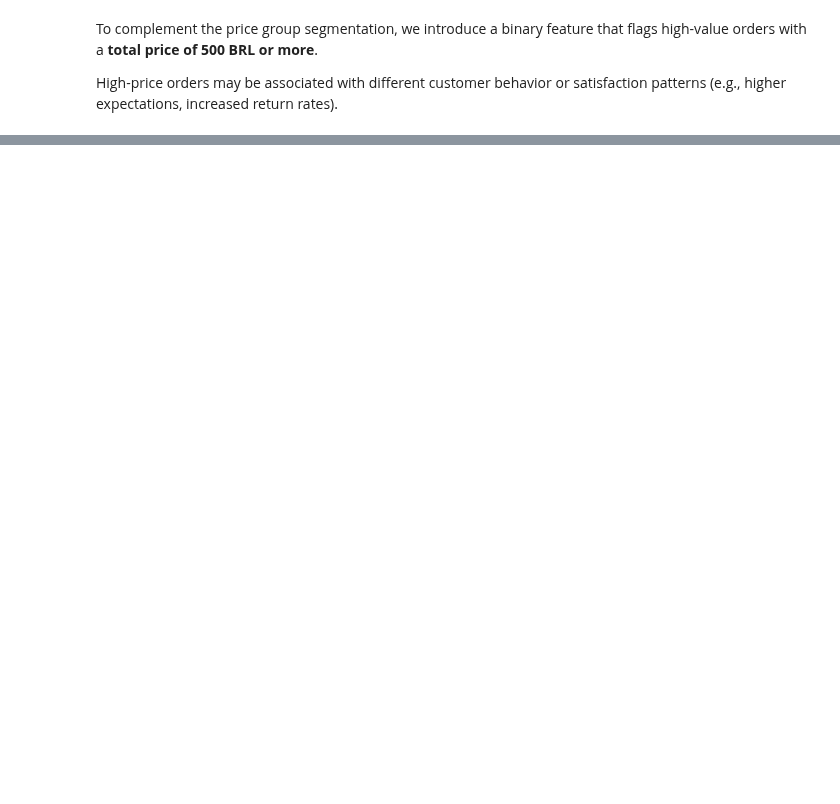
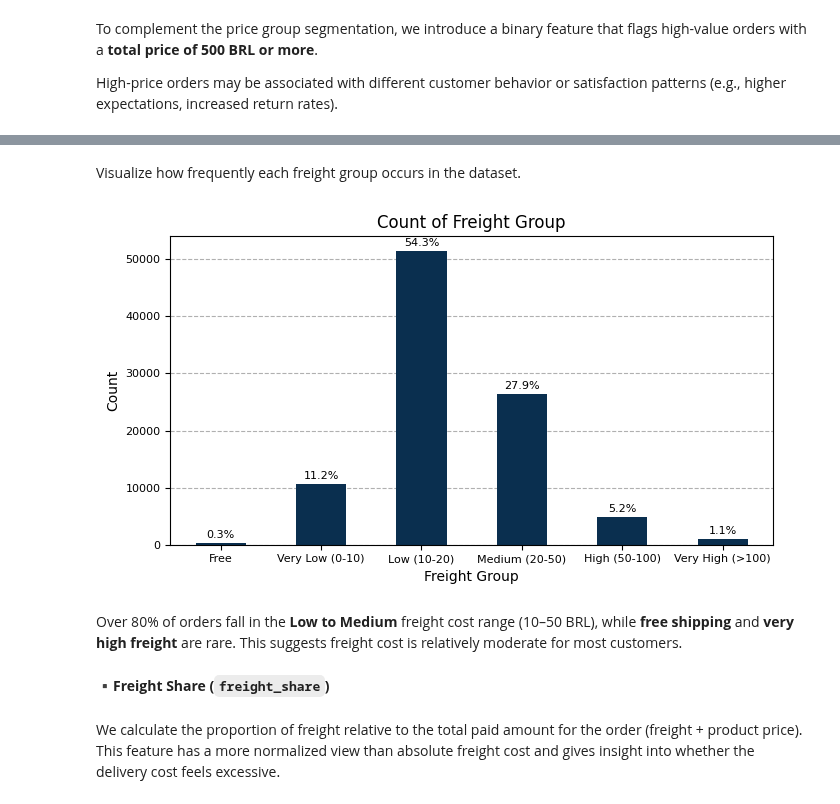
Before and after one commit to OlesyaEvseeva/customer-satisfaction-ecommerce, a Jupyter notebook: notebooks/02_data_integration_preprocessing.ipynb, the cells around one changed output, grey strips where cells are left out. Saved outputs shown, nothing was run; the diff lists cells and outputs as text; code cells hidden in the pictures; blank space fills up the shorter version.

```diff
--- a/notebooks/02_data_integration_preprocessing.ipynb
+++ b/notebooks/02_data_integration_preprocessing.ipynb
@@ -999,0 +1077,3 @@ df_orders["price_over_500"] = (df_orders["total_price"] >= 500).astype(int)
+# %%
+# Flag orders with 0 BRL freight (possibly free shipping)
+df_orders["free_shipping"] = (df_orders["total_freight"] == 0).astype(int)
@@ -999,0 +1084,34 @@ df_orders["price_over_500"] = (df_orders["total_price"] >= 500).astype(int)
+# %%
+# Create binned freight ranges (absolute freight cost in BRL)
+freight_bins = [-0.01, 0, 10, 20, 50, 100, np.inf]
+freight_labels = [
+    "Free",
+    "Very Low (0-10)",
+    "Low (10-20)",
+    "Medium (20-50)",
+    "High (50-100)",
+    "Very High (>100)",
+]
+
+# Assign freight cost to bin
+df_orders["freight_group"] = pd.cut(
+    df_orders["total_freight"], bins=freight_bins, labels=freight_labels
+)
+
+# Ensure categorical order for correct sorting
+df_orders["freight_group"] = pd.Categorical(
+    df_orders["freight_group"], categories=freight_labels, ordered=True
+)
+# %% [markdown]
+Visualize how frequently each freight group occurs in the dataset.
+# %%
+# Plot distribution of freight groups
+u.plot_value_counts(df_orders, "freight_group", sort="index", figsize=(7,4))
+# %% [output]
+[figure, added]
+# %% [markdown]
+Over 80% of orders fall in the **Low to Medium** freight cost range (10–50 BRL), while **free shipping** and **very high freight** are rare. This suggests freight cost is relatively moderate for most customers.
+# %% [markdown]
+**▪️Freight Share (`freight_share`)**
+# %% [markdown]
+We calculate the proportion of freight relative to the total paid amount for the order (freight + product price). This feature has a more normalized view than absolute freight cost and gives insight into whether the delivery cost feels excessive.
```
Also changed, not shown: parts of 35 cells of this notebook.
